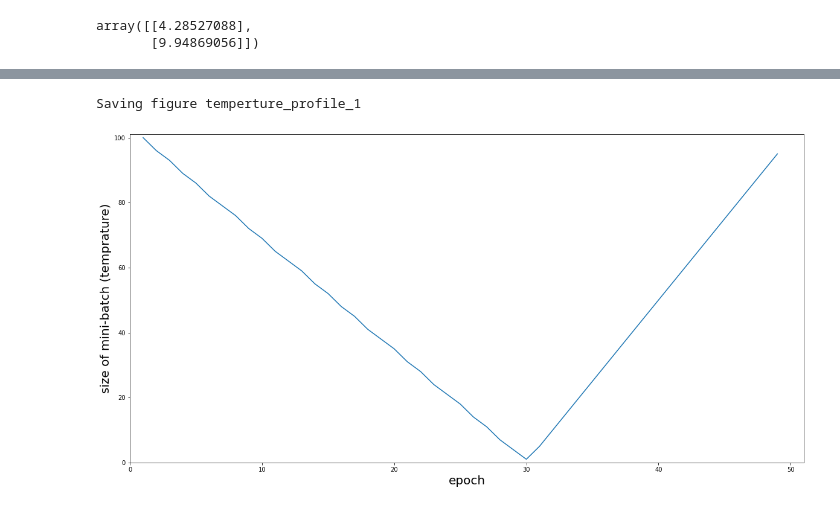
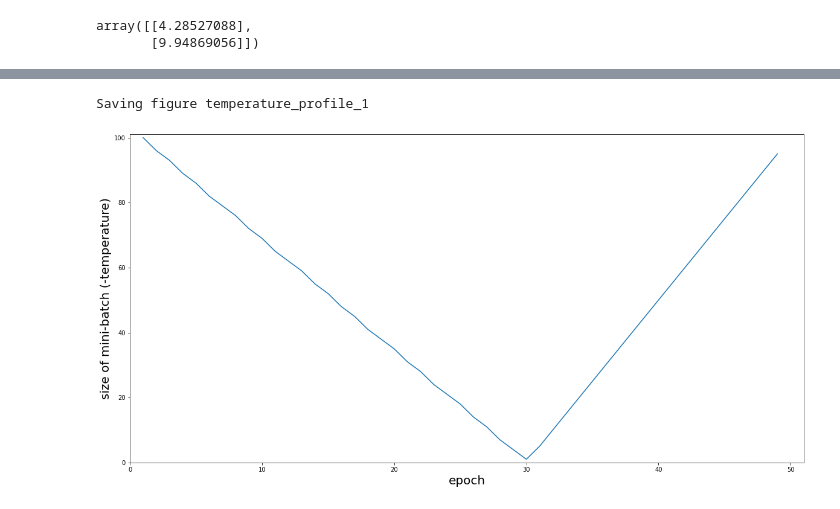
Before and after one commit to MatthieuSarkis/temperature_Gradient_Descent, a Jupyter notebook: warm_GD.ipynb, the cells around one changed output, grey strips where cells are left out. Cells and saved outputs as stored; diff of their text form; code cells hidden in the pictures.

```diff
--- a/warm_GD.ipynb
+++ b/warm_GD.ipynb
@@ -284,23 +284,25 @@ Saving figure gradient_descent_paths_plot_2
 # %%
+# This is the first function I defined
+
 m = 100 # size of the dataset
 n_epochs =  50 # number of times one goes through the whole dataset
 ns = 30    # this is a hyperparameter entering in the temperature profile function, 1 <= ns <= n_epochs
 def temperature_profile(epoch):
     if epoch < ns:
         return math.floor((-(m-1)*epoch + m*ns -1) / (ns - 1))
     else:
         return math.floor(((m-1)*epoch + n_epochs - m*ns) / (n_epochs - ns))
 
 x = np.arange(1,n_epochs)
 t = np.array([temperature_profile(i) for i in x])
 
 plt.figure(figsize=(20,10))
 plt.plot(x, t)
 plt.xlabel("epoch", fontsize=20)
-plt.ylabel("size of mini-batch (temprature)", fontsize=20, rotation=90)
+plt.ylabel("size of mini-batch (-temperature)", fontsize=20, rotation=90)
 plt.axis([0.0, 51.0, 0.0, 101.0])
-save_fig("temperture_profile_1")
+save_fig("temperature_profile_1")
 plt.show()
 # %% [output]
-Saving figure temperture_profile_1
+Saving figure temperature_profile_1
-[figure, old version]
+[figure, new version]
```
Also changed, not shown: parts of 9 cells of this notebook, 7 other files.
